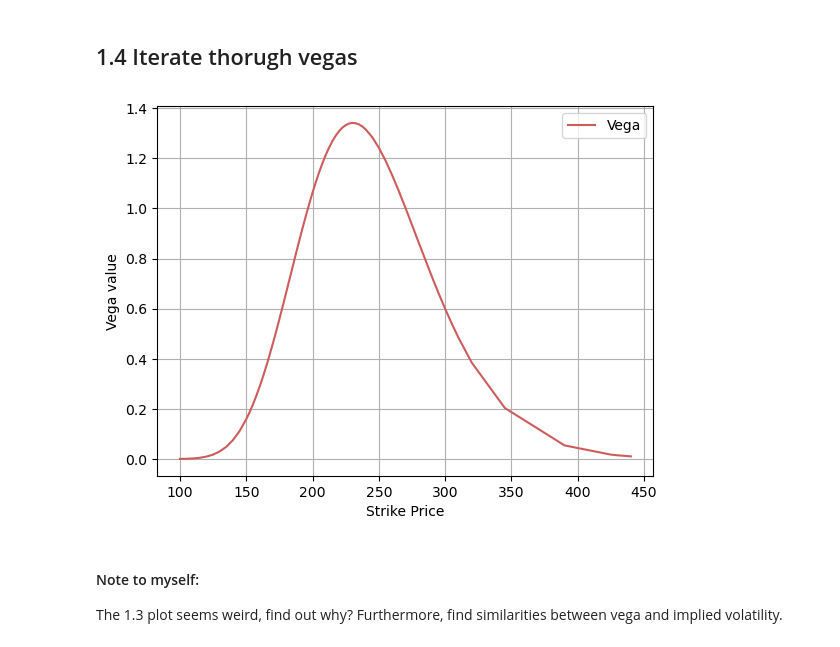
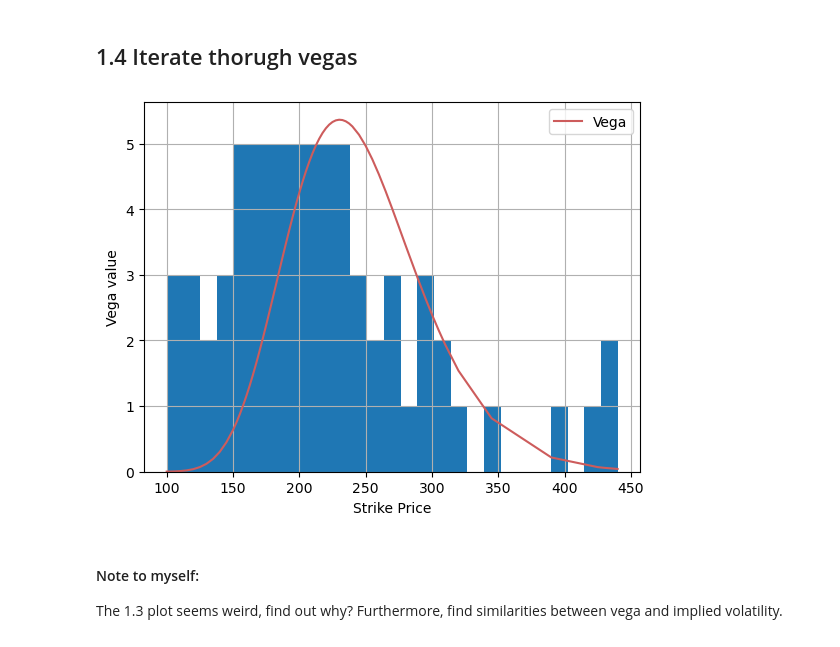
Before and after one commit to DataJakob/Various-School-Projects, a Jupyter notebook: Project_Evaluation_and_Finance/deliverable.ipynb, the cells around one changed output. Cells and saved outputs as stored; diff of their text form; code cells hidden in the pictures.

```diff
--- a/Project_Evaluation_and_Finance/deliverable.ipynb
+++ b/Project_Evaluation_and_Finance/deliverable.ipynb
@@ -63,19 +63,20 @@ plt.show()
 # %%
 vega_list = []
 for i in range(len(df)):
     ex1d = BlaSchMet(200,df['Strike'][i],3,0.05,0.01, 'Put')
     ex1d.set_goal(find_price=True, vol=0.12, find_vol=False, price=0)
     vega = ex1d.vega_calc()
     vega_list.append(vega)
 
 fig, ax = plt.subplots()
-ax.plot(df['Strike'],vega_list,
+ax.plot(df['Strike'],np.array(vega_list)*4,
         label='Vega', color='indianred')
 ax.set_xlabel('Strike Price')
 ax.set_ylabel('Vega value')
+plt.hist(df['Strike'],bins=27)
 plt.grid()
 plt.legend()
 plt.show()
 # plt.savefig('1d.PNG')
 # %% [output]
-[figure, old version]
+[figure, new version]
```
Also changed, not shown: parts of 19 cells of this notebook, 2 other files.
